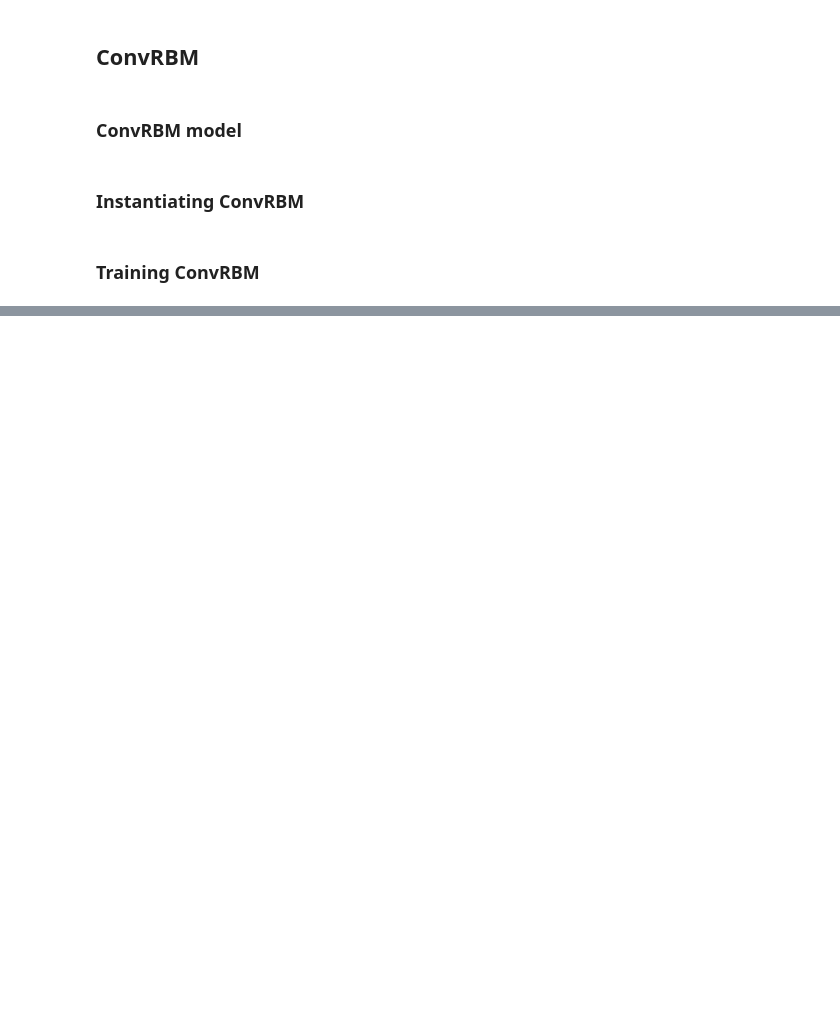
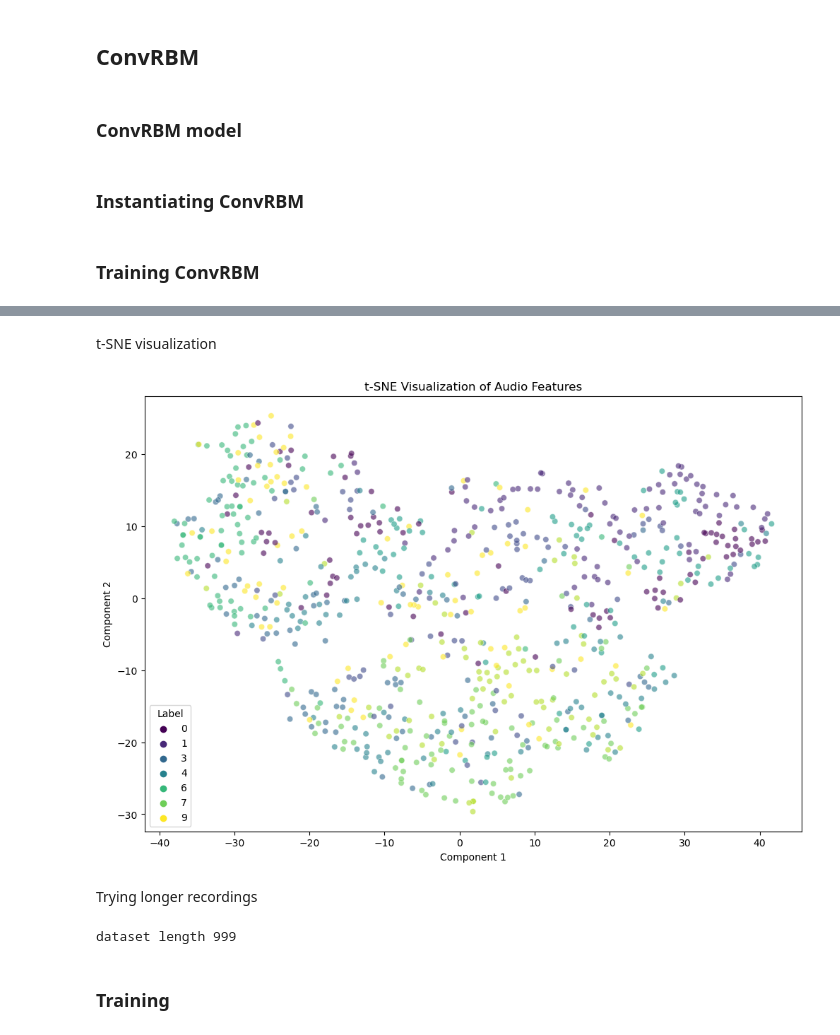
Before and after one commit to AndrejPer/convRBM, a Jupyter notebook: ConvRBM.ipynb, the cells around one changed output, grey strips where cells are left out. Cells and saved outputs as stored; diff of their text form; code cells hidden in the pictures; blank space fills up the shorter version.

```diff
--- a/ConvRBM.ipynb
+++ b/ConvRBM.ipynb
@@ -397,8 +379,6 @@ class ConvRBM(nn.Module):
 ### Instantiating ConvRBM
 # %%
 conv_rbm_64 = ConvRBM(
-    dim_v_w=dim_v_w,
-    dim_v_h=dim_v_h,
     visible_channels=VISIBLE_CHANNELS,
     hidden_channels=HIDDEN_CHANNELS,
     kernel_size=KERNEL_SIZE,
@@ -410,9 +390,8 @@ conv_rbm_64 = ConvRBM(
 ### Training ConvRBM
 # %%
 conv_rbm_64.train_rbm(
-    train_loader=train_loader_64,
-    val_loader=val_loader_64,
-    epochs=326,
+    train_loader_64,
+    val_loader_64,
+    epochs=1000,
     device=DEVICE,
-    save_interval=5,
-    )
+    save_interval=3)
@@ -431,0 +483,40 @@ KeyboardInterrupt:
+# %%
+# Train an SVM model
+for approach in approaches:
+    print(f"Training SVM classifier using features extracted with {approach} pooling")
+    # Initialize the SVM classifier
+
+    svm_clf = SVC(kernel='rbf', C=1.0, decision_function_shape='ovr')  # Using RBF kernel; you can try others like 'linear' or 'poly'
+    svm_clf.fit(train_features[approach], train_labels)
+
+    # Predict on the test set
+    y_pred = svm_clf.predict(test_features[approach])
+
+    # Calculate accuracy
+    acc = accuracy_score(test_labels, y_pred)
+
+    print(f"Test Accuracy using {approach} pooling: {acc:.4f}")
+# %% [markdown]
+t-SNE visualization
+# %%
+from sklearn.manifold import TSNE
+import seaborn as sns
+import pandas as pd
+
+def plot_tsne(features, labels):
+    tsne = TSNE(n_components=2, random_state=13)
+    tsne_features = tsne.fit_transform(features)
+
+    tsne_df = pd.DataFrame(tsne_features, columns=['Component 1', 'Component 2'])
+    tsne_df['Label'] = labels
+
+    plt.figure(figsize=(12, 8))
+    sns.scatterplot(data=tsne_df, x='Component 1', y='Component 2', hue='Label', palette='viridis', alpha=0.6)
+    plt.title('t-SNE Visualization of Audio Features')
+    plt.show()
+# %%
+plot_tsne(train_features["global_max_pooling"], train_labels)
+# %% [output]
+[figure, added]
+# %% [markdown]
+Trying longer recordings
@@ -431,0 +526,6 @@ KeyboardInterrupt:
+# %%
+train_loader_96, val_loader_96, test_loader_96 = get_dataloaders(AUDIO_DIR, GENRES, batch_size=BATCH_SIZE, n_mels=N_MELS, shuffle=False)
+# %% [output]
+dataset length 999
+# %% [markdown]
+### Training
```
Also changed, not shown: parts of 19 cells of this notebook.
